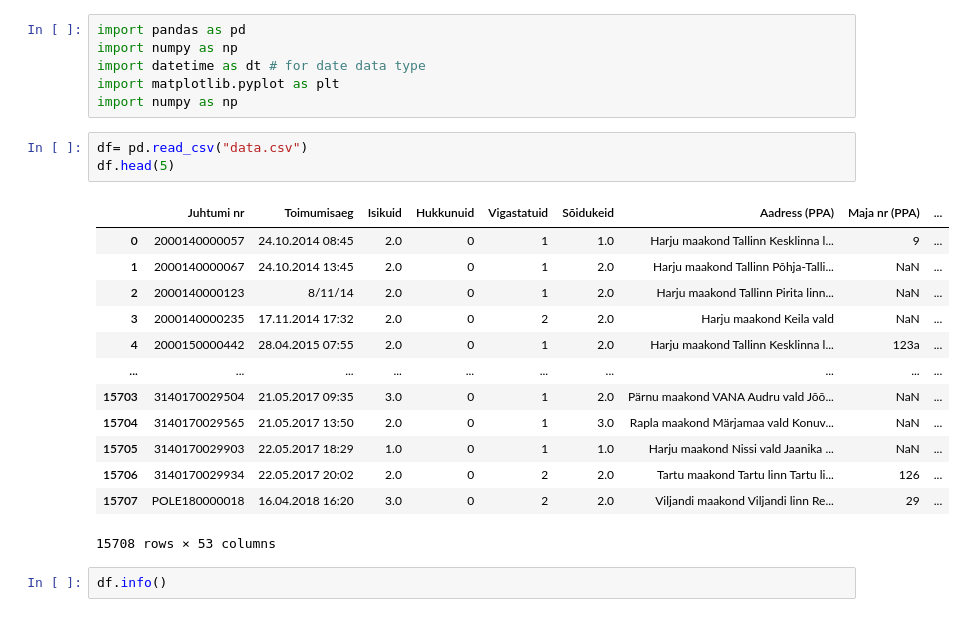
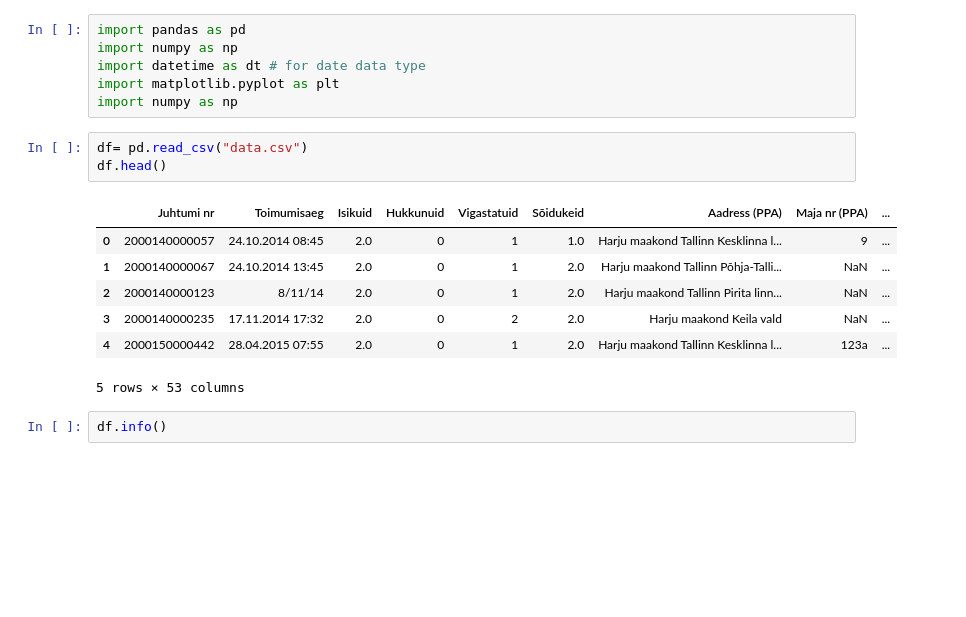
Before and after one commit to henripokk/etl_project, a Jupyter notebook: alguse_asi.ipynb, the cells around one changed output. Drawn from its saved outputs; the diff is of its cells as text; blank space fills up the shorter version.

```diff
--- a/alguse_asi.ipynb
+++ b/alguse_asi.ipynb
@@ -6,21 +6,15 @@ import matplotlib.pyplot as plt
 import numpy as np
 # %%
 df= pd.read_csv("data.csv")
-df.head(5)
+df.head()
 # %% [output]
 |  | Juhtumi nr | Toimumisaeg | Isikuid | Hukkunuid | Vigastatuid | Sõidukeid | Aadress (PPA) | Maja nr (PPA) | ... |
 | 0 | 2000140000057 | 24.10.2014 08:45 | 2.0 | 0 | 1 | 1.0 | Harju maakond Tallinn Kesklinna l... | 9 | ... |
 | 1 | 2000140000067 | 24.10.2014 13:45 | 2.0 | 0 | 1 | 2.0 | Harju maakond Tallinn Põhja-Talli... | NaN | ... |
 | 2 | 2000140000123 | 8/11/14 | 2.0 | 0 | 1 | 2.0 | Harju maakond Tallinn Pirita linn... | NaN | ... |
 | 3 | 2000140000235 | 17.11.2014 17:32 | 2.0 | 0 | 2 | 2.0 | Harju maakond Keila vald | NaN | ... |
 | 4 | 2000150000442 | 28.04.2015 07:55 | 2.0 | 0 | 1 | 2.0 | Harju maakond Tallinn Kesklinna l... | 123a | ... |
-| ... | ... | ... | ... | ... | ... | ... | ... | ... | ... |
-| 15703 | 3140170029504 | 21.05.2017 09:35 | 3.0 | 0 | 1 | 2.0 | Pärnu maakond VANA Audru vald Jõõ... | NaN | ... |
-| 15704 | 3140170029565 | 21.05.2017 13:50 | 2.0 | 0 | 1 | 3.0 | Rapla maakond Märjamaa vald Konuv... | NaN | ... |
-| 15705 | 3140170029903 | 22.05.2017 18:29 | 1.0 | 0 | 1 | 1.0 | Harju maakond Nissi vald Jaanika ... | NaN | ... |
-| 15706 | 3140170029934 | 22.05.2017 20:02 | 2.0 | 0 | 2 | 2.0 | Tartu maakond Tartu linn Tartu li... | 126 | ... |
-| 15707 | POLE180000018 | 16.04.2018 16:20 | 3.0 | 0 | 2 | 2.0 | Viljandi maakond Viljandi linn Re... | 29 | ... |
-15708 rows × 53 columns
+5 rows × 53 columns
 # %%
 df.info()
 # %% [output]
```
Also changed, not shown: parts of 3 cells of this notebook.
